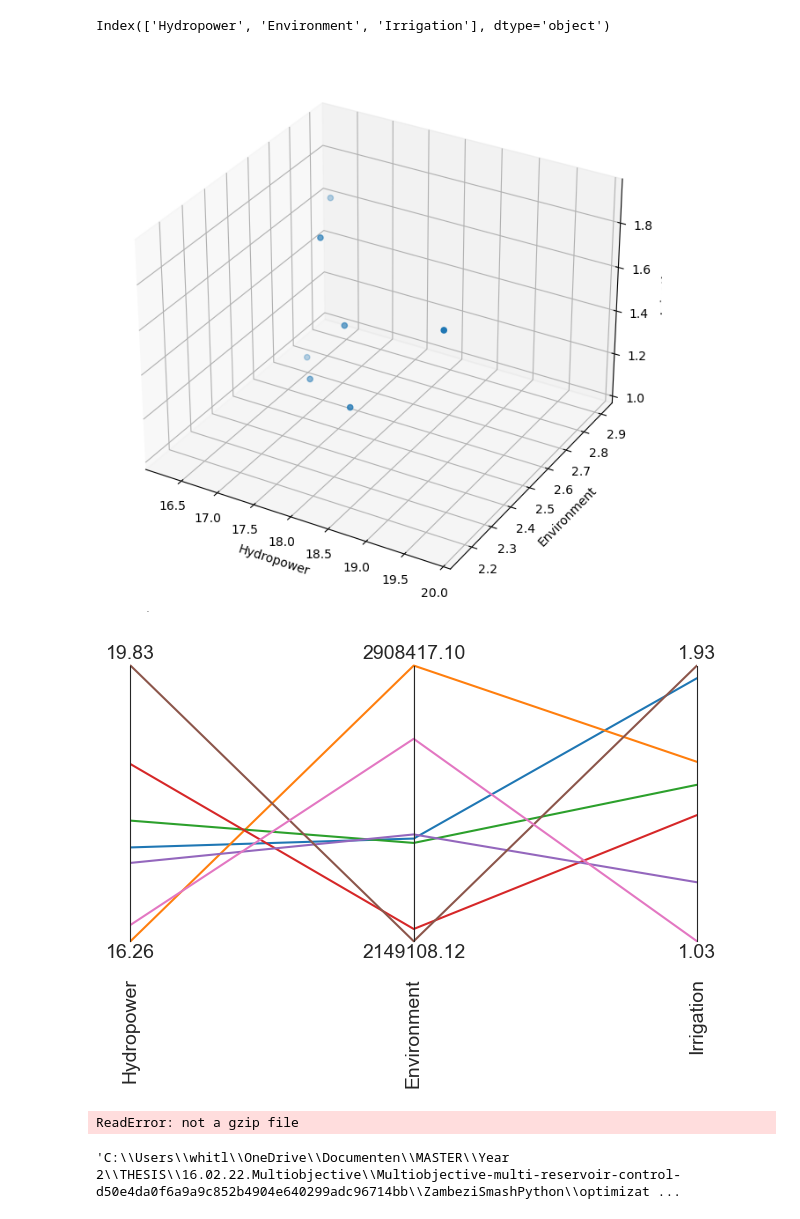
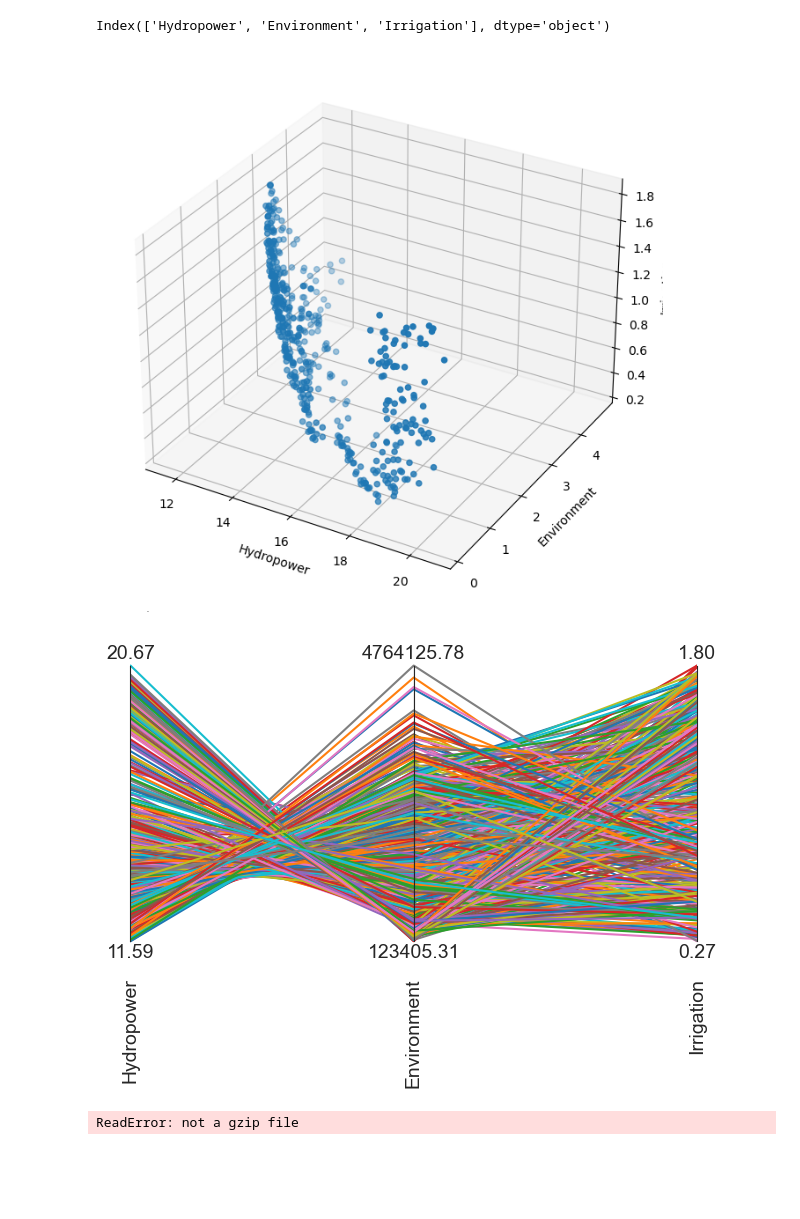
Before and after one commit to poeufs/16.02.22.Multiobjective, a Jupyter notebook: Multiobjective-multi-reservoir-control-d50e4da0f6a9a9c852b4904e640299adc96714bb/ZambeziSmashPython/optimization_results/Visualization_opt.ipynb, the cells around one changed output. Drawn from its saved outputs; the diff is of its cells as text; code cells hidden in the pictures; blank space fills up the shorter version.

```diff
--- a/Multiobjective-multi-reservoir-control-d50e4da0f6a9a9c852b4904e640299adc96714bb/ZambeziSmashPython/optimization_results/Visualization_opt.ipynb
+++ b/Multiobjective-multi-reservoir-control-d50e4da0f6a9a9c852b4904e640299adc96714bb/ZambeziSmashPython/optimization_results/Visualization_opt.ipynb
@@ -11,5 +14,5 @@ os.chdir('optimization_results')
 # %%
 # Load the merged results
 column_names = ['Hydropower', 'Environment', 'Irrigation']
-obj_merged = pd.read_csv(f"merged_results_1_borg_test.csv", index_col=0) #, usecols = column_names)
+df_bc = pd.read_csv(f"merged_results.csv", usecols = column_names)#, index_col=0) #, usecols = column_names)
 # %%
@@ -44,18 +42,18 @@ Index(['Hydropower', 'Environment', 'Irrigation'], dtype='object')
 # %%
 # Create a 3D plot
 from mpl_toolkits.mplot3d import Axes3D
 
-outcomes = df1 #results.loc[:, ['max_P', 'utility', 'reliability']]
+outcomes = df_bc #results.loc[:, ['max_P', 'utility', 'reliability']]
 
 fig = plt.figure(figsize=(8,8))
 ax = fig.add_subplot(111, projection='3d')
 ax.scatter(outcomes.Hydropower, outcomes.Environment, outcomes.Irrigation)
 ax.set_xlabel('Hydropower')
 ax.set_ylabel('Environment')
 ax.set_zlabel('Irrigation')
 plt.show()
 # %% [output]
-[figure, old version]
+[figure, new version]
 # %%
 # Create parallel axis
 from ema_workbench.analysis import parcoords
@@ -68,7 +66,7 @@ axes.plot(outcomes)
 #axes.invert_axis('max_P')
 plt.show()
 # %% [output]
-[figure, old version]
+[figure, new version]
 # %%
 #TODO: Parallel plot
 # %%
@@ -121,7 +119,3 @@ pairs_density(experiments, tr, filter_scalar=False)
 plt.show()
 # %% [output]
 ReadError: not a gzip file
-# %%
-os.getcwd()
-# %% [output]
-'C:\\Users\\whitl\\OneDrive\\Documenten\\MASTER\\Year 2\\THESIS\\16.02.22.Multiobjective\\Multiobjective-multi-reservoir-control-d50e4da0f6a9a9c852b4904e640299adc96714bb\\ZambeziSmashPython\\optimizat ...
```
Also changed, not shown: parts of 10 cells of this notebook.
